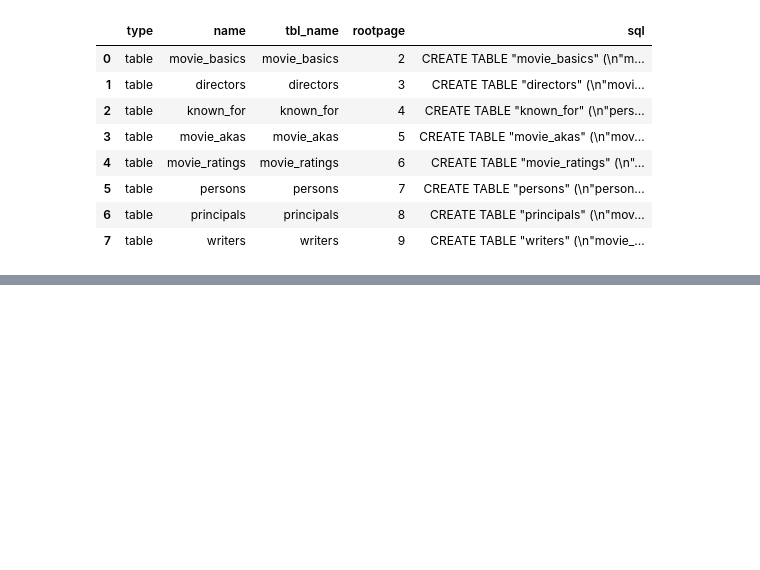
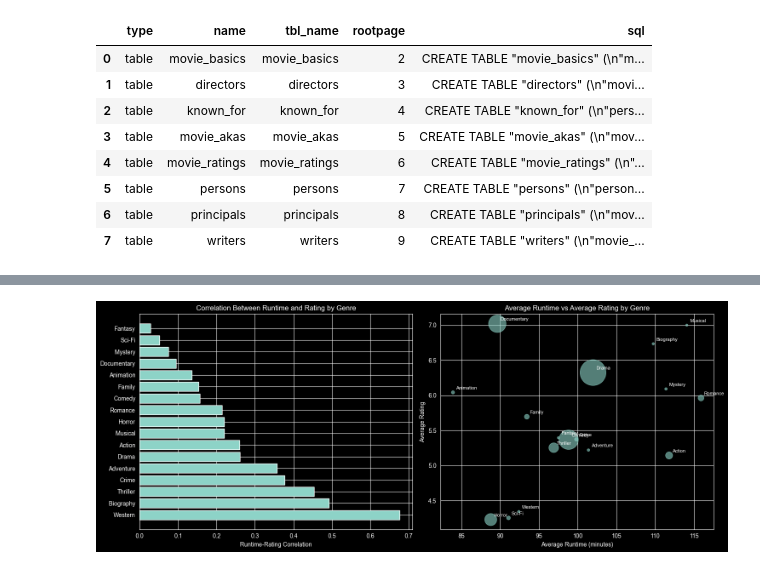
Before and after one commit to NadaFeteiha/dsc-sql-summative-lab, a Jupyter notebook: SQLSummativeLab.ipynb, the cells around one changed output, grey strips where cells are left out. Saved outputs shown, nothing was run; the diff lists cells and outputs as text; code cells hidden in the pictures; blank space fills up the shorter version.

```diff
--- a/SQLSummativeLab.ipynb
+++ b/SQLSummativeLab.ipynb
@@ -529,0 +698,81 @@ None
+# %%
+# Business Question Analysis
+# the problem is that we have missing data in the dataset and we need to clean it first to get accurate results then we can answer the business question
+# the business question is: "Is there a relationship between movie runtime and audience rating?"
+# the results show that there is a weak positive correlation between runtime and rating, but it's not strong enough to make a definitive conclusion
+# which means that runtime doesn't have a significant impact on audience rating.
+
+# Analyze runtime vs rating relationship by genre
+runtime_rating_analysis = pd.read_sql("""
+SELECT
+    mb.genres,
+    COUNT(*) as movie_count,
+    AVG(mb.runtime_minutes) as avg_runtime,
+    AVG(mr.averagerating) as avg_rating,
+    AVG(mr.numvotes) as avg_votes
+FROM movie_basics mb
+JOIN movie_ratings mr ON mb.movie_id = mr.movie_id
+WHERE mb.start_year BETWEEN 2010 AND 2019
+    AND mb.runtime_minutes IS NOT NULL
+    AND mb.genres IS NOT NULL
+    AND mr.averagerating IS NOT NULL
+    AND mr.numvotes >= 100
+    AND mb.runtime_minutes BETWEEN 30 AND 300
+    AND mb.genres NOT LIKE '%,%'
+GROUP BY mb.genres
+HAVING movie_count >= 20
+ORDER BY avg_rating DESC;
+""", conn4)
+
+print("Runtime vs Rating Analysis by Genre:")
+print(runtime_rating_analysis)
+
+# Calculate correlation in Python instead of SQL
+correlations = []
+for genre in runtime_rating_analysis['genres']:
+    genre_data = pd.read_sql("""
+        SELECT mb.runtime_minutes, mr.averagerating
+        FROM movie_basics mb
+        JOIN movie_ratings mr ON mb.movie_id = mr.movie_id
+        WHERE mb.start_year BETWEEN 2010 AND 2019
+            AND mb.genres = ?
+            AND mb.runtime_minutes BETWEEN 30 AND 300
+            AND mr.numvotes >= 100
+    """, conn4, params=(genre,))
+
+    if len(genre_data) > 1:
+        corr = genre_data['runtime_minutes'].corr(genre_data['averagerating'])
+        correlations.append(corr)
+    else:
+        correlations.append(0)
+
+runtime_rating_analysis['runtime_rating_correlation'] = correlations
+
+print("\nRuntime vs Rating Correlation by Genre:")
+print(runtime_rating_analysis[['genres', 'movie_count', 'avg_runtime', 'avg_rating', 'runtime_rating_correlation']].sort_values('runtime_rating_correlation', ascending=False))
+
+# Create visualization
+fig, (ax1, ax2) = plt.subplots(1, 2, figsize=(15, 6))
+
+# Plot 1: Correlation by genre
+sorted_by_corr = runtime_rating_analysis.sort_values('runtime_rating_correlation', ascending=False)
+ax1.barh(sorted_by_corr['genres'], sorted_by_corr['runtime_rating_correlation'])
+ax1.set_xlabel('Runtime-Rating Correlation')
+ax1.set_title('Correlation Between Runtime and Rating by Genre')
+ax1.axvline(x=0, color='red', linestyle='--', alpha=0.5)
+
+# Plot 2: Average runtime vs average rating scatter
+ax2.scatter(runtime_rating_analysis['avg_runtime'], runtime_rating_analysis['avg_rating'],
+           s=runtime_rating_analysis['movie_count']/2, alpha=0.6)
+ax2.set_xlabel('Average Runtime (minutes)')
+ax2.set_ylabel('Average Rating')
+ax2.set_title('Average Runtime vs Average Rating by Genre')
+
+# Add genre labels
+for _, row in runtime_rating_analysis.iterrows():
+    ax2.annotate(row['genres'], (row['avg_runtime'], row['avg_rating']),
+                xytext=(5, 5), textcoords='offset points', fontsize=8)
+
+plt.tight_layout()
+plt.show()
+# %% [output]
@@ -529,0 +796 @@ None
+[figure, added]
```
Also changed, not shown: parts of 16 cells of this notebook.
